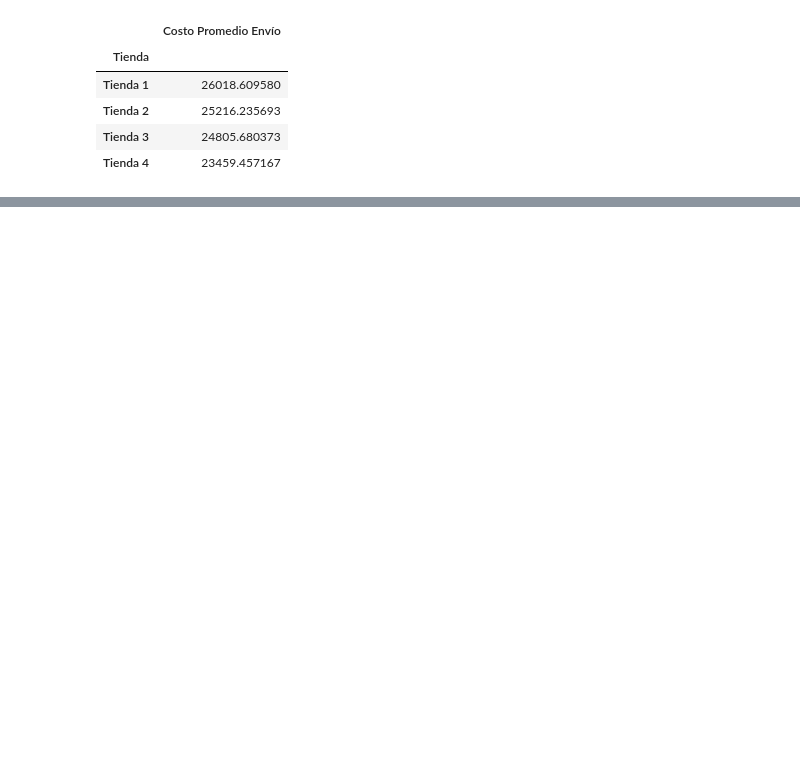
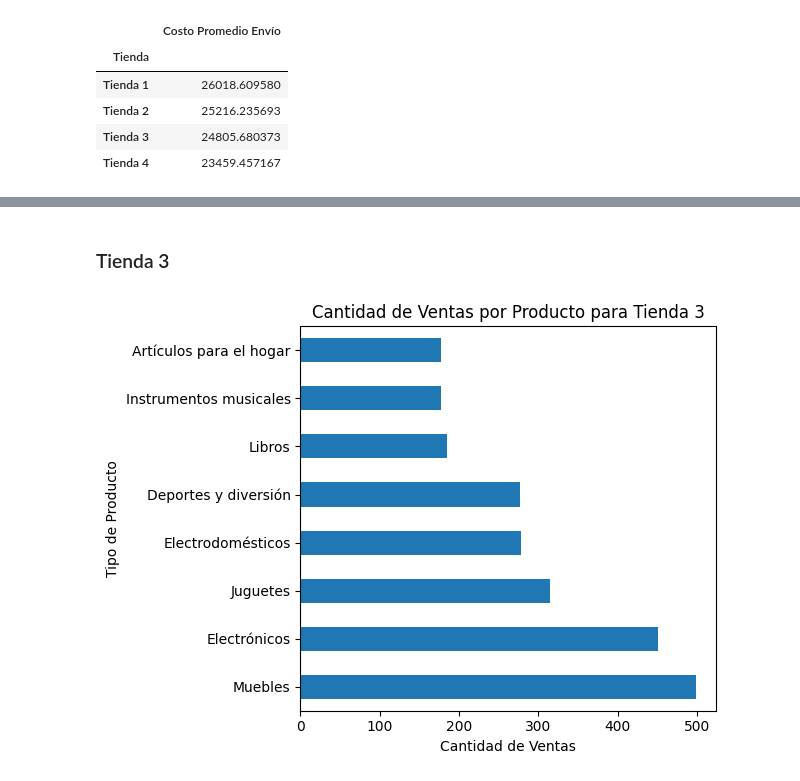
Before and after one commit to CristianRiascos/Alura-DS-Python-Challenge, a Jupyter notebook: Challenge.ipynb, the cells around one changed output, grey strips where cells are left out. Cells and saved outputs as stored; diff of their text form; code cells hidden in the pictures; blank space fills up the shorter version.

```diff
--- a/Challenge.ipynb
+++ b/Challenge.ipynb
@@ -172,0 +210,6 @@ costo_envio_promedio_tiendas
+# %% [markdown]
+### Tienda 3
+# %%
+graficar_categorías( ventas_por_categoria_tienda3, 'Cantidad de Ventas por Producto para Tienda 3')
+# %% [output]
+[figure, added]
```
Also changed, not shown: parts of 66 cells of this notebook.
